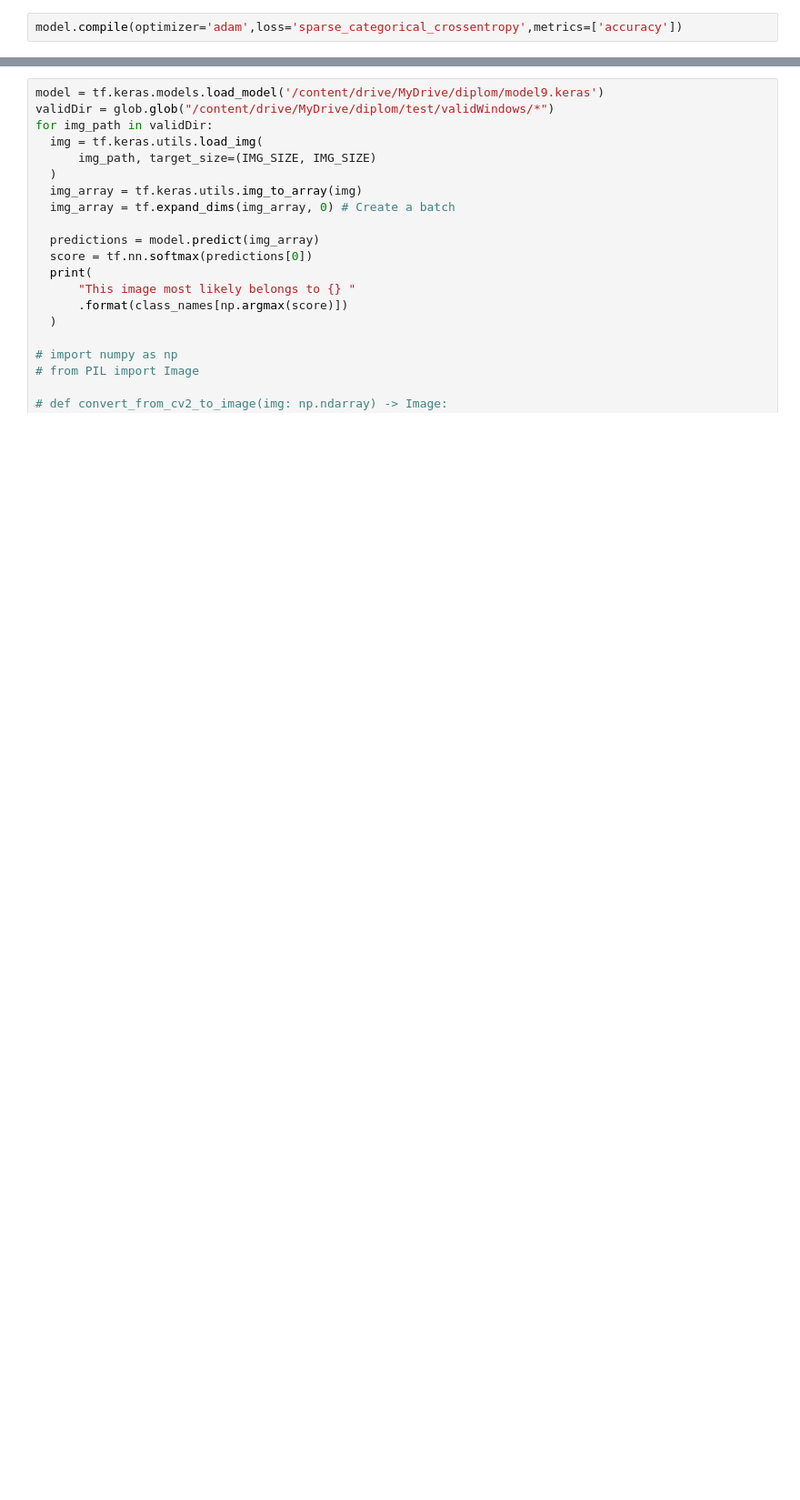
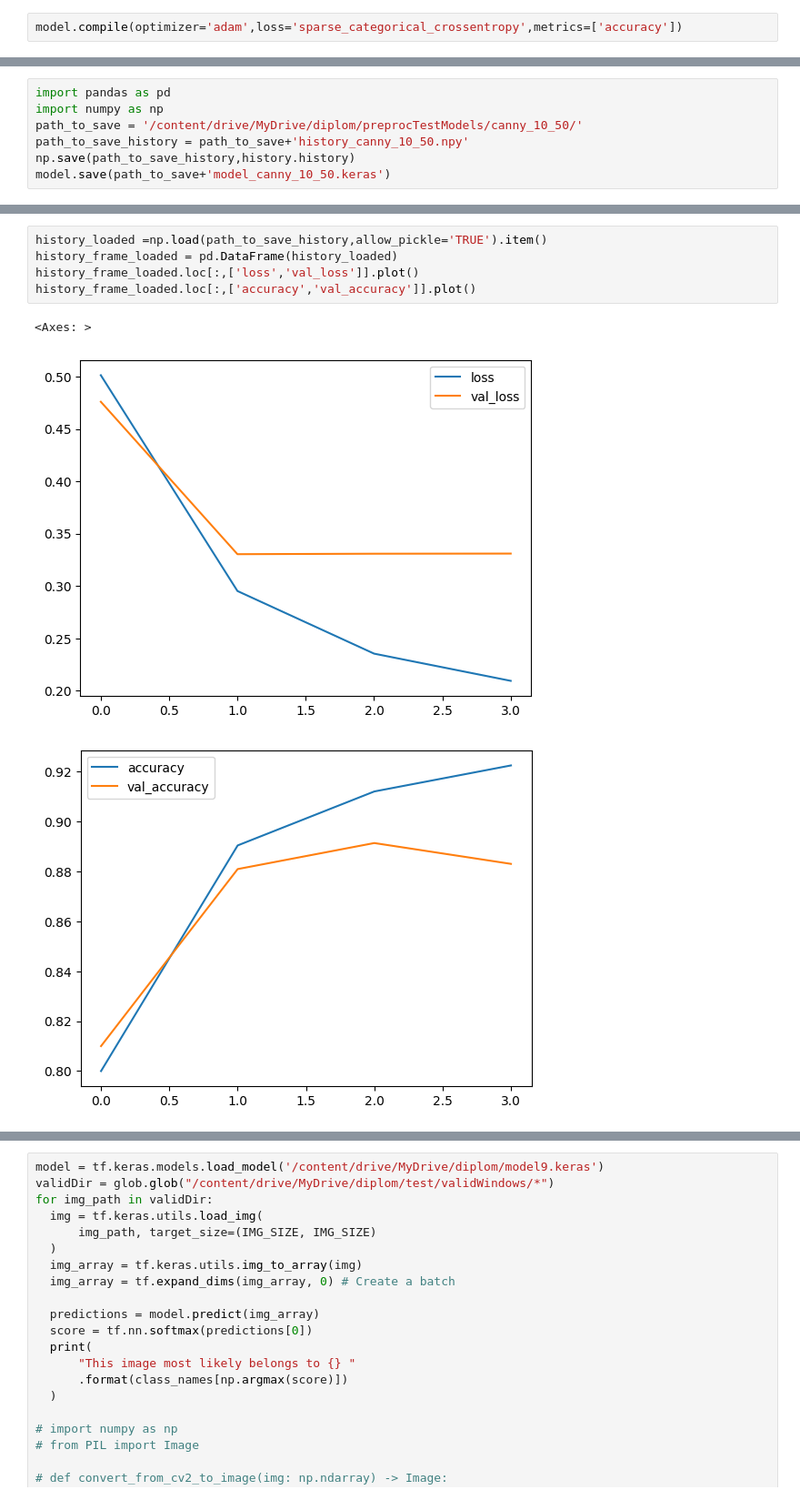
Before and after one commit to s4kh4rov/BMIL, a Jupyter notebook: magdiplom.ipynb, the cells around one changed output, grey strips where cells are left out. Shown at 91% size. Drawn from its saved outputs; the diff is of its cells as text; blank space fills up the shorter version.

```diff
--- a/magdiplom.ipynb
+++ b/magdiplom.ipynb
@@ -391,0 +546,7 @@ model.save('/content/drive/MyDrive/diplom/modelWDSGrayscale2.keras')
+# %%
+import pandas as pd
+import numpy as np
+path_to_save = '/content/drive/MyDrive/diplom/preprocTestModels/canny_10_50/'
+path_to_save_history = path_to_save+'history_canny_10_50.npy'
+np.save(path_to_save_history,history.history)
+model.save(path_to_save+'model_canny_10_50.keras')
@@ -391,0 +561,9 @@ model.save('/content/drive/MyDrive/diplom/modelWDSGrayscale2.keras')
+# %%
+history_loaded =np.load(path_to_save_history,allow_pickle='TRUE').item()
+history_frame_loaded = pd.DataFrame(history_loaded)
+history_frame_loaded.loc[:,['loss','val_loss']].plot()
+history_frame_loaded.loc[:,['accuracy','val_accuracy']].plot()
+# %% [output]
+<Axes: >
+[figure, added]
+[figure, added]
```
Also changed, not shown: parts of 24 cells of this notebook.
